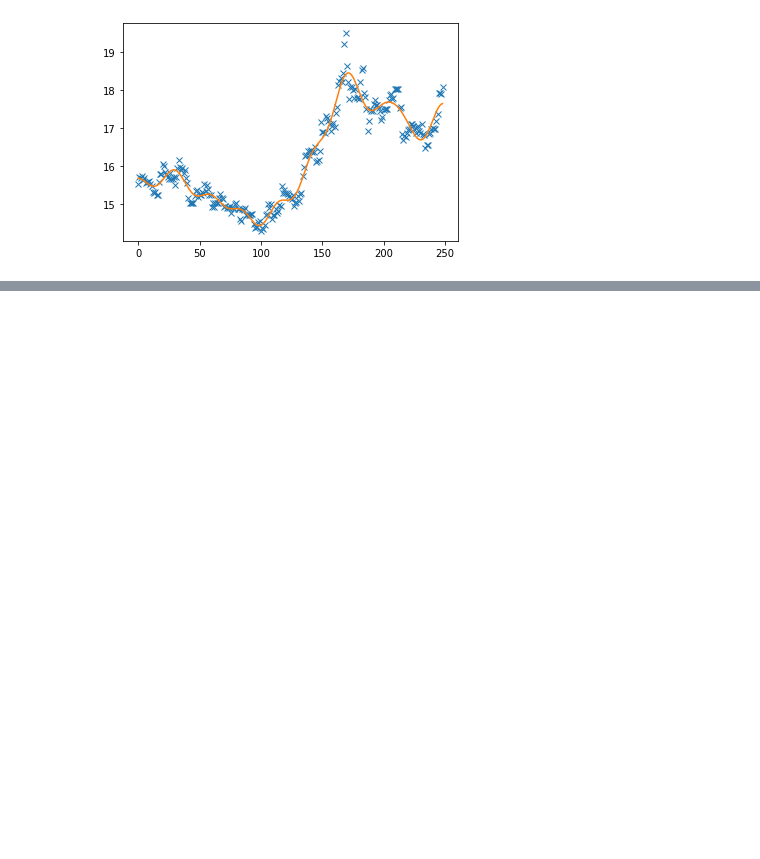
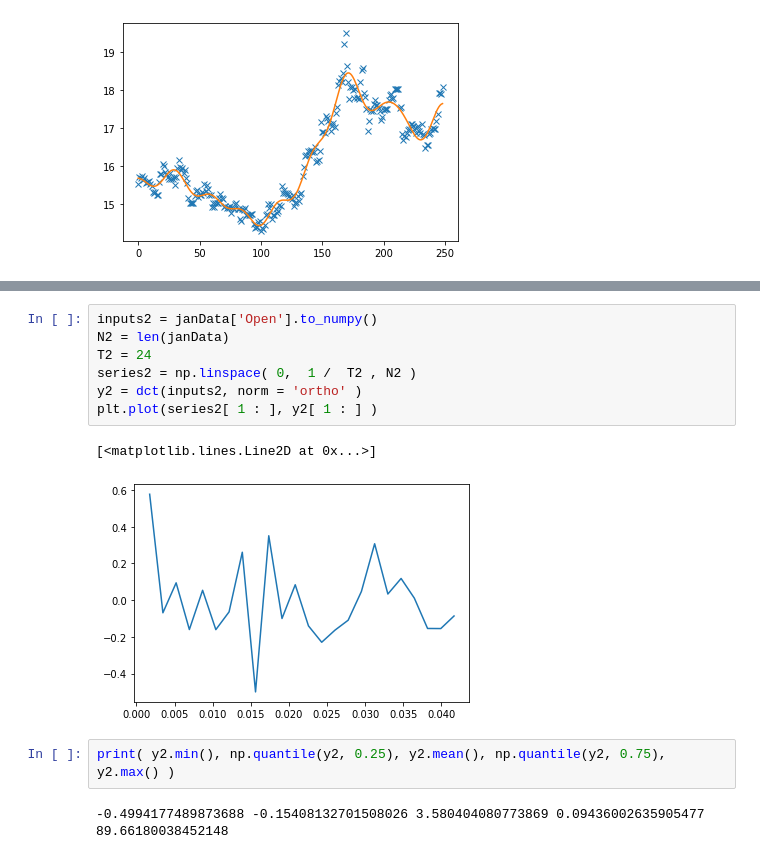
Before and after one commit to Peter-Paul/wallstreet-forecast, a Jupyter notebook: analytics/commodities/silver/silver_fts.ipynb, the cells around one changed output, grey strips where cells are left out. Drawn from its saved outputs; the diff is of its cells as text; blank space fills up the shorter version.

```diff
--- a/analytics/commodities/silver/silver_fts.ipynb
+++ b/analytics/commodities/silver/silver_fts.ipynb
@@ -63,0 +83,14 @@ rawData['Open'].plot()
+# %%
+inputs2 = janData['Open'].to_numpy()
+N2 = len(janData)
+T2 = 24
+series2 = np.linspace( 0,  1 /  T2 , N2 )
+y2 = dct(inputs2, norm = 'ortho' )
+plt.plot(series2[ 1 : ], y2[ 1 : ] )
+# %% [output]
+[<matplotlib.lines.Line2D at 0x...>]
+[figure, added]
+# %%
+print( y2.min(), np.quantile(y2, 0.25), y2.mean(), np.quantile(y2, 0.75), y2.max() )
+# %% [output]
+-0.4994177489873688 -0.15408132701508026 3.580404080773869 0.09436002635905477 89.66180038452148
```
Also changed, not shown: parts of 15 cells of this notebook.
